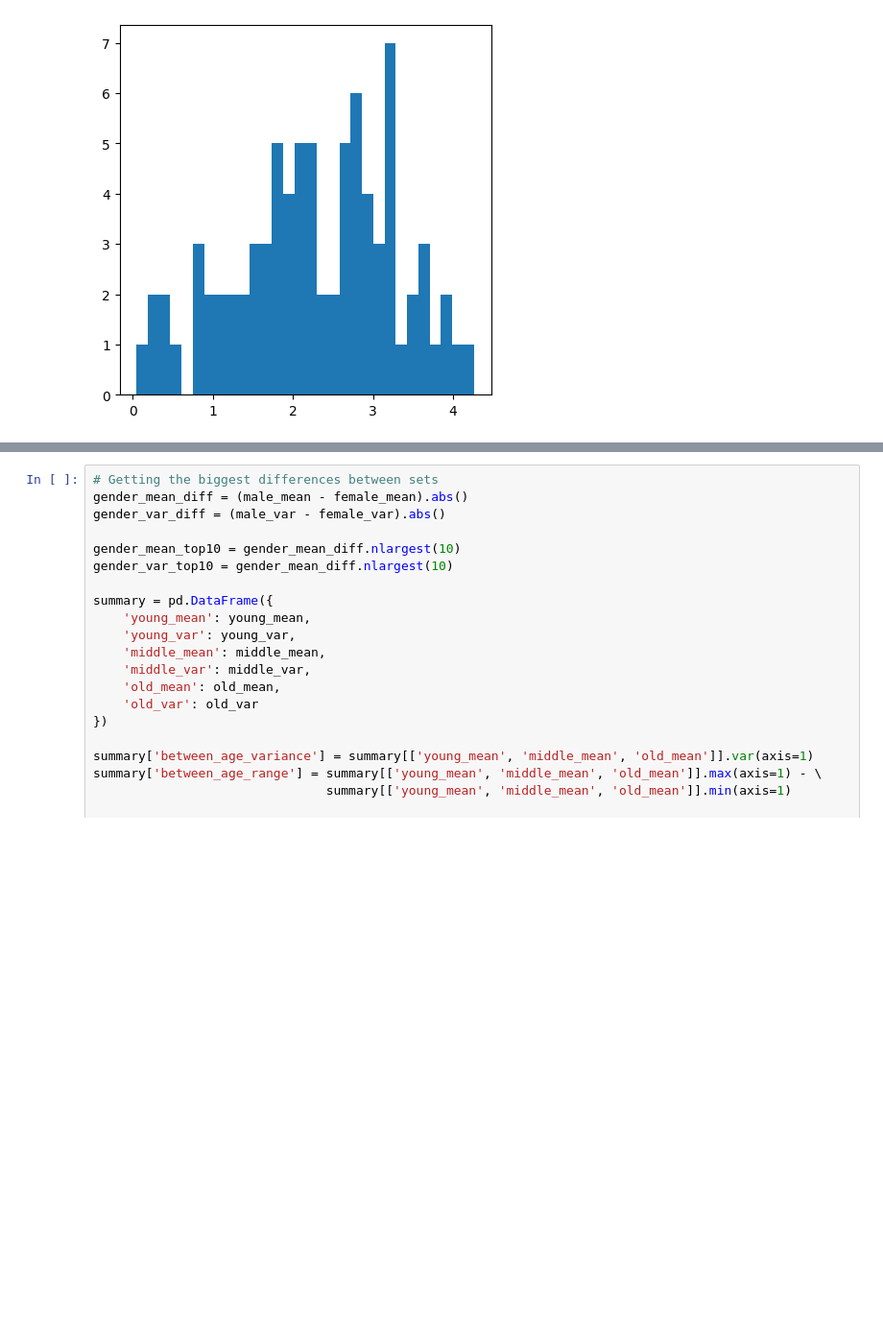
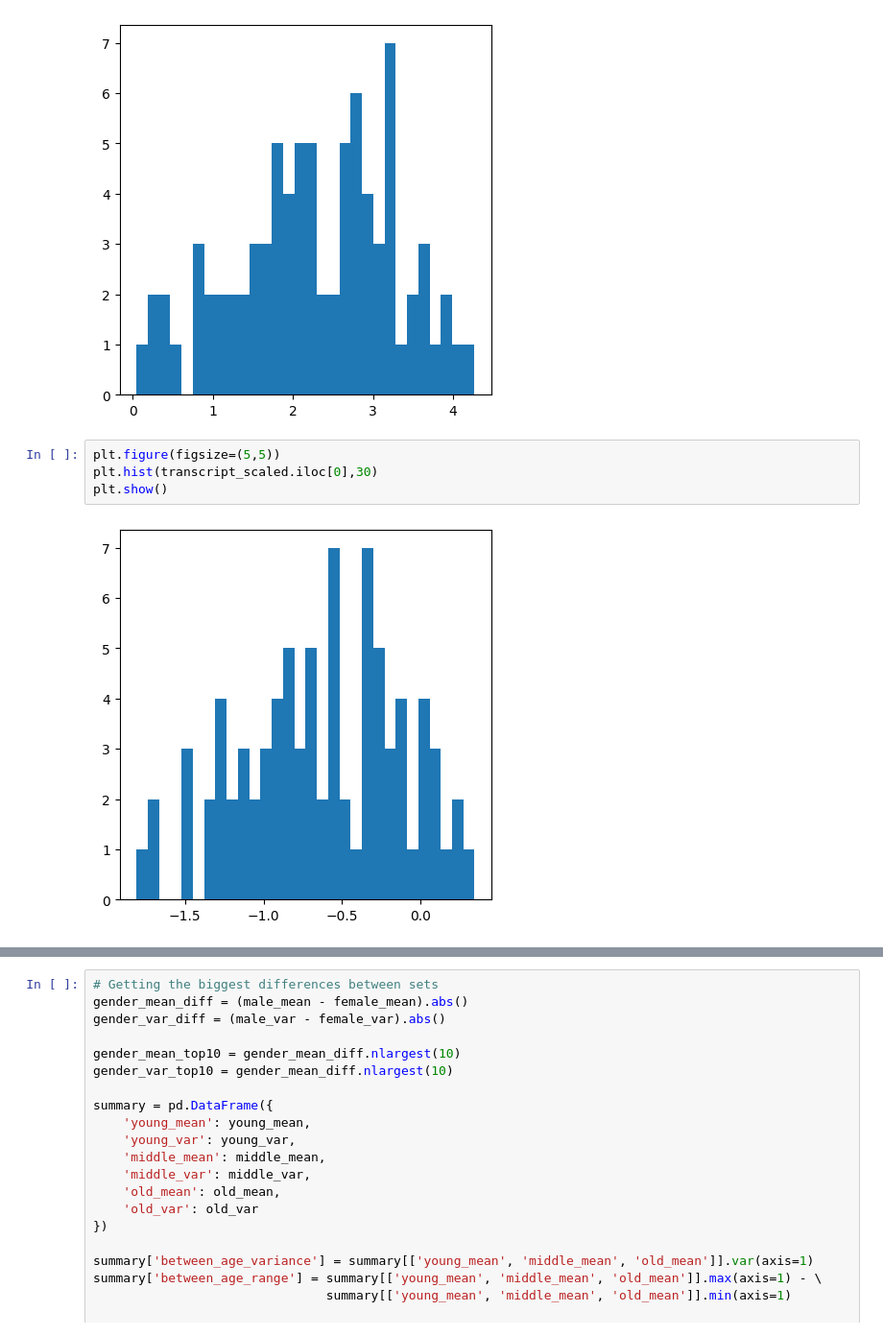
Before and after one commit to CadenBold/intestinal-omics, a Jupyter notebook: working.ipynb, the cells around one changed output, grey strips where cells are left out. Shown at 96% size. Saved outputs shown, nothing was run; the diff lists cells and outputs as text; blank space fills up the shorter version.

```diff
--- a/working.ipynb
+++ b/working.ipynb
@@ -209,6 +220,12 @@ plt.hist(transcript_log.iloc[0],30)
 plt.show()
 # %% [output]
 [figure]
+# %%
+plt.figure(figsize=(5,5))
+plt.hist(transcript_scaled.iloc[0],30)
+plt.show()
+# %% [output]
+[figure, added]
 # %%
 # Want to create different dataframes which categorizes between
 # Male and Female
```
Also changed, not shown: parts of 33 cells of this notebook, 1 other file.
